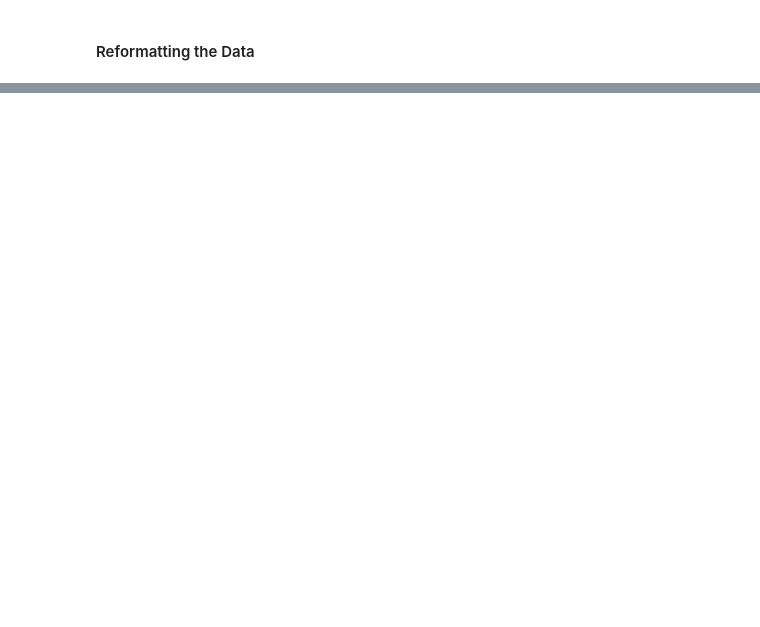
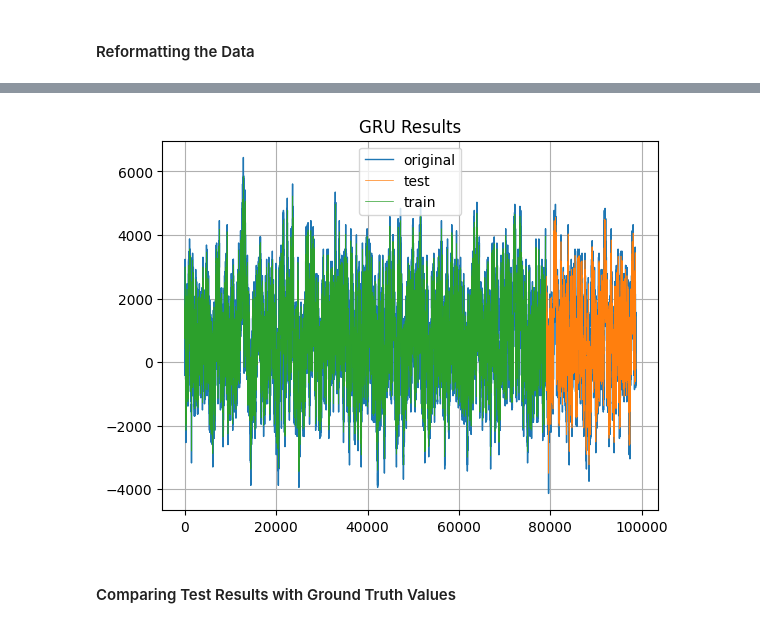
Before and after one commit to efwoods/Neuralink-Compression-Challenge, a Jupyter notebook: analysis/tutorials/gru_time_series_forecasting.ipynb, the cells around one changed output, grey strips where cells are left out. Cells and saved outputs as stored; diff of their text form; code cells hidden in the pictures; blank space fills up the shorter version.

```diff
--- a/analysis/tutorials/gru_time_series_forecasting.ipynb
+++ b/analysis/tutorials/gru_time_series_forecasting.ipynb
@@ -182,0 +185,9 @@ plt.show()
+# %%
+# Make Predictions
+y_test_pred = model(x_test)
+# %%
+# Invert Predictions
+y_train_pred = scaler.inverse_transform(y_train_pred.detach().numpy())
+y_train = scaler.inverse_transform(y_train.detach().numpy())
+y_test_pred = scaler.inverse_transform(y_test_pred.detach().numpy())
+y_test = scaler.inverse_transform(y_test.detach().numpy())
@@ -182,0 +208,2 @@ plt.show()
+# %%
+window_size = WINDOW_SIZE
@@ -182,0 +214,28 @@ plt.show()
+# %%
+# Shift train predictions for plotting
+trainPredictPlot = np.empty_like(df)
+trainPredictPlot[:, :] = np.nan
+trainPredictPlot[window_size : len(y_train_pred) + window_size, :] = y_train_pred
+
+# Shift test predictions for plotting
+testPredictPlot = np.empty_like(df)
+testPredictPlot[:, :] = np.nan
+testPredictPlot[len(y_train_pred) + window_size - 1 : len(data) - 1, :] = y_test_pred
+
+original = scaler.inverse_transform(df.values.reshape(-1, 1))
+
+predictions = np.append(trainPredictPlot, testPredictPlot, axis=1)
+predictions = np.append(predictions, original, axis=1)
+result = pd.DataFrame(predictions)
+# %%
+plt.title("GRU Results")
+plt.plot(result.index, result[2], label="original", linewidth=1)
+plt.plot(result.index, result[1], label="test", linewidth=0.5)
+plt.plot(result.index, result[0], label="train", linewidth=0.5)
+plt.grid(True)
+plt.legend()
+plt.show()
+# %% [output]
+[figure, added]
+# %% [markdown]
+#### Comparing Test Results with Ground Truth Values
```
Also changed, not shown: parts of 37 cells of this notebook, 1 other file.
